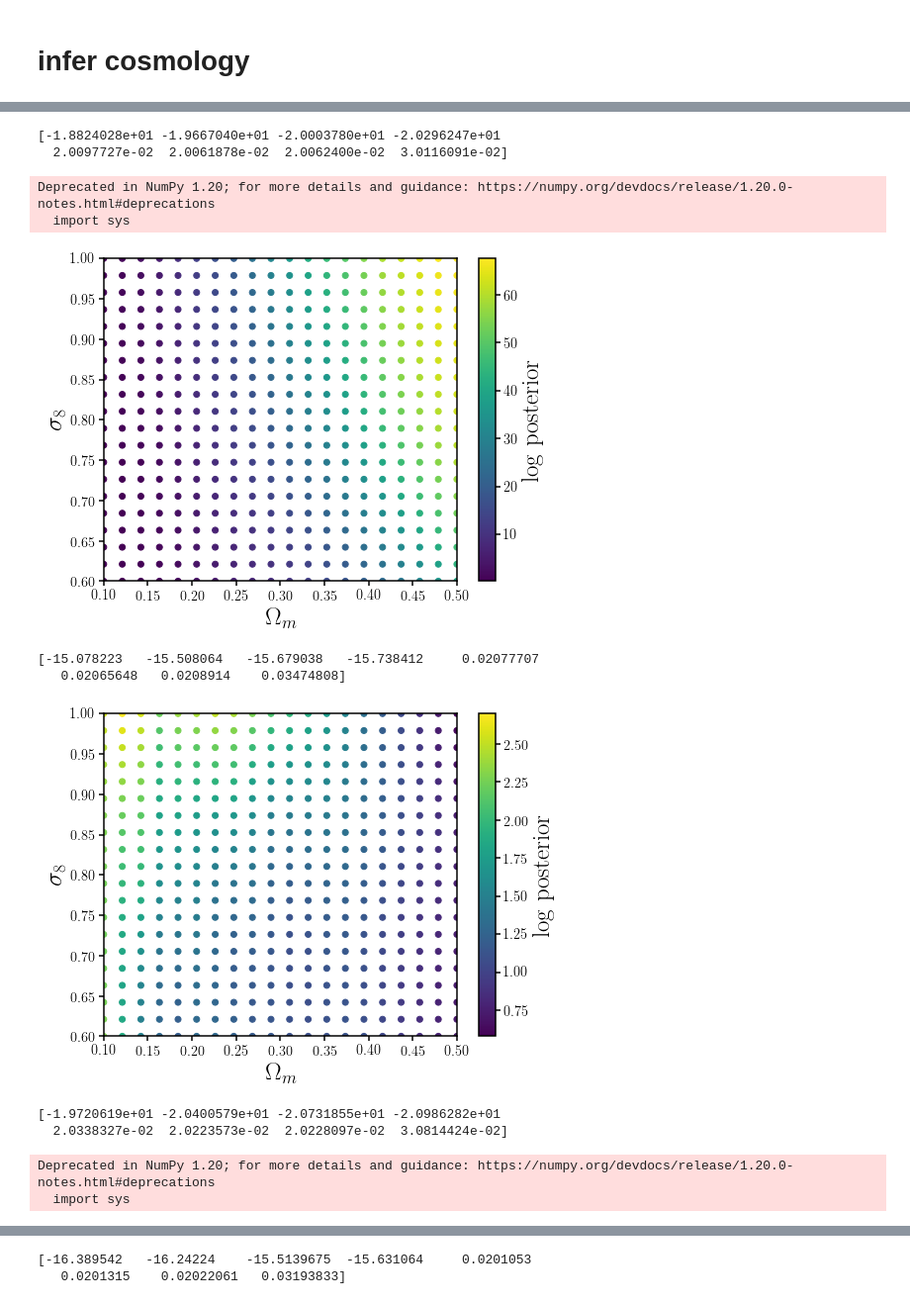
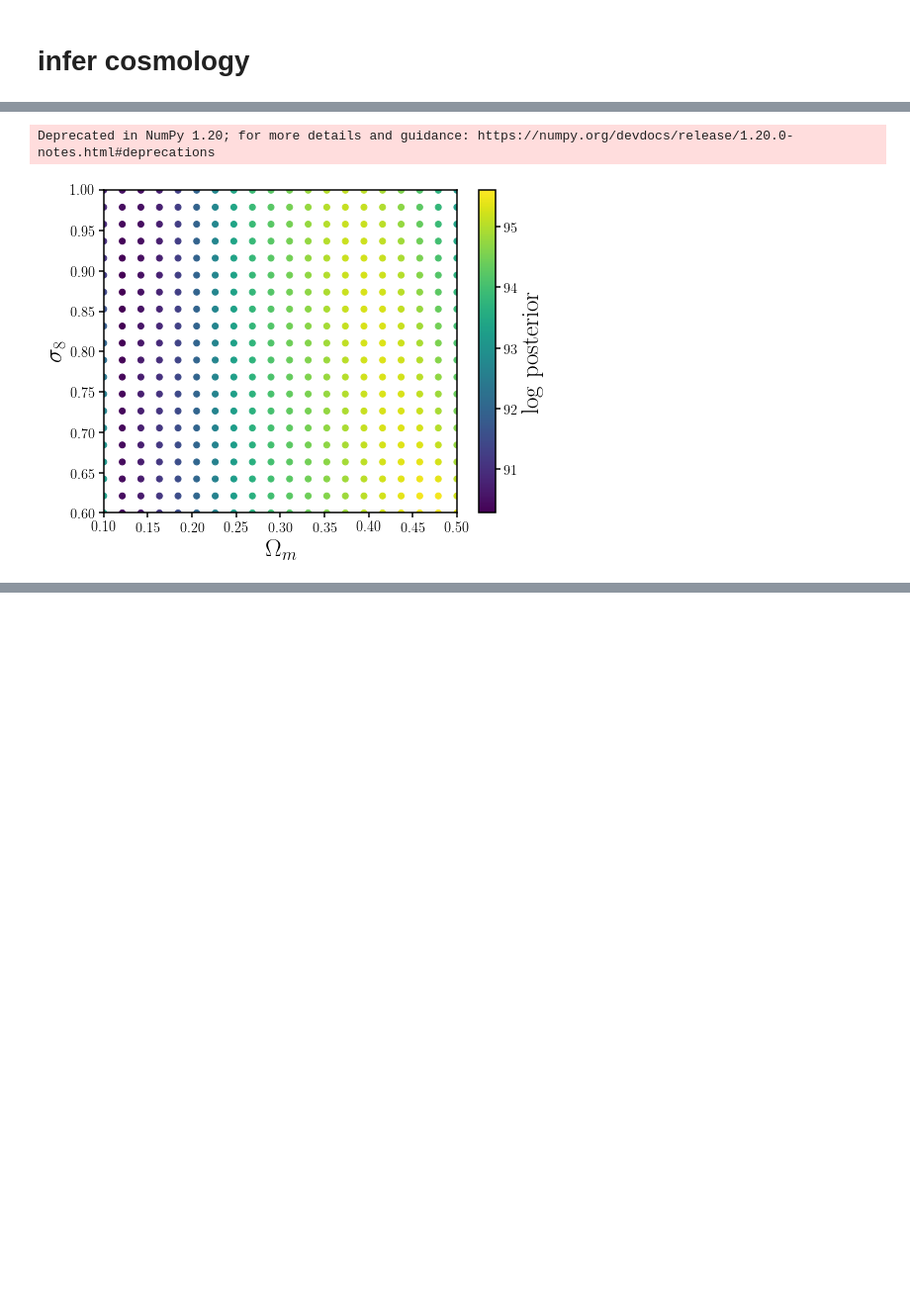
Before and after one commit to changhoonhahn/goleta, a Jupyter notebook: nb/cosmo_infer.ipynb, the cells around one changed output, grey strips where cells are left out. Shown at 99% size. Cells and saved outputs as stored; diff of their text form; code cells hidden in the pictures; blank space fills up the shorter version.

```diff
--- a/nb/cosmo_infer.ipynb
+++ b/nb/cosmo_infer.ipynb
@@ -37,2 +46,0 @@ qphi_thetag_thetacosmo = torch.load(os.path.join(dat_dir, 'qphi.thetag_thetacosm
-# %%
-qphi_thetag_thetacosmo.set_default_x([0.3, 0.8, 1., 1., 1., 1.])
@@ -53,0 +54,7 @@ np.sum(cuts)
+# %%
+colors_nsa = np.array([absmag_nsa[:,0] - absmag_nsa[:,1],
+                         absmag_nsa[:,0] - absmag_nsa[:,2],
+                         absmag_nsa[:,0] - absmag_nsa[:,3],
+                         absmag_nsa[:,1] - absmag_nsa[:,2],
+                         absmag_nsa[:,1] - absmag_nsa[:,3],
+                         absmag_nsa[:,2] - absmag_nsa[:,3]]).T
@@ -66,41 +109,33 @@ def log_posterior_i(post_i, theta):
+# %%
+thetag_primes = []
+for igal in range(10):
+    _X = np.concatenate([absmag_nsa[cuts][igal], ivar_absmag_nsa[cuts][igal]**-0.5])
+    thetag_prime = qphi_thetag_X.sample((10000,),
+                                    x=torch.as_tensor(_X.astype(np.float32)).to(device),
+                                    show_progress_bars=True)
+    thetag_primes.append(np.array(thetag_prime.cpu()))
+thetag_primes = np.array(thetag_primes)
 # %%
-for igal in range(10):
-    _X = np.concatenate([absmag_nsa[cuts][igal], ivar_absmag_nsa[cuts][igal]**-0.5])
-    print(_X)
+Oms = []
+s8s = []
+logposts = []
+for om in np.linspace(0.1, 0.5, 20):
+    for s8 in np.linspace(0.6, 1., 20):
+        Oms.append(om)
+        s8s.append(s8)
+        _logpost = log_posterior([om, s8, 1., 1., 1., 1.], thetag_primes)
+        logposts.append(_logpost)
 
-    thetag_prime = qphi_thetag_X.sample((10000,),
-                                    x=torch.as_tensor(_X.astype(np.float32)).to(device),
-                                    show_progress_bars=True)
-
-    Oms = []
-    s8s = []
-    logposts = []
-    for om in np.linspace(0.1, 0.5, 20):
-        for s8 in np.linspace(0.6, 1., 20):
-            Oms.append(om)
-            s8s.append(s8)
-            logposts.append(log_posterior_i(thetag_prime, [om, s8, 1., 1., 1., 1.]))
-
-    fig = plt.figure(figsize=(8,6))
-    sub = fig.add_subplot(111)
-    scat = sub.scatter(np.array(Oms), np.array(s8s), c=np.exp(np.array(logposts)))
-    sub.set_xlabel('$\Omega_m$', fontsize=25)
-    sub.set_xlim(0.1, 0.5)
-    sub.set_ylabel('$\sigma_8$', fontsize=25)
-    sub.set_ylim(0.6, 1.)
-    cb = plt.colorbar(scat)
-    cb.set_label('log posterior', fontsize=25)
-    plt.show()
+fig = plt.figure(figsize=(8,6))
+sub = fig.add_subplot(111)
+scat = sub.scatter(np.array(Oms), np.array(s8s), c=np.array(logposts))
+sub.set_xlabel('$\Omega_m$', fontsize=25)
+sub.set_xlim(0.1, 0.5)
+sub.set_ylabel('$\sigma_8$', fontsize=25)
+sub.set_ylim(0.6, 1.)
+cb = plt.colorbar(scat)
+cb.set_label('log posterior', fontsize=25)
+plt.show()
 # %% [output]
-[-1.8824028e+01 -1.9667040e+01 -2.0003780e+01 -2.0296247e+01
-  2.0097727e-02  2.0061878e-02  2.0062400e-02  3.0116091e-02]
+Deprecated in NumPy 1.20; for more details and guidance: https://numpy.org/devdocs/release/1.20.0-notes.html#deprecations
-Deprecated in NumPy 1.20; for more details and guidance: https://numpy.org/devdocs/release/1.20.0-notes.html#deprecations
-  import sys
-[figure, old version]
+[figure, new version]
-[-15.078223   -15.508064   -15.679038   -15.738412     0.02077707
-   0.02065648   0.0208914    0.03474808]
-[figure, removed]
-[-1.9720619e+01 -2.0400579e+01 -2.0731855e+01 -2.0986282e+01
-  2.0338327e-02  2.0223573e-02  2.0228097e-02  3.0814424e-02]
-Deprecated in NumPy 1.20; for more details and guidance: https://numpy.org/devdocs/release/1.20.0-notes.html#deprecations
-  import sys
@@ -108,2 +141,0 @@ Deprecated in NumPy 1.20; for more details and guidance: https://numpy.org/devdo
-[-16.389542   -16.24224    -15.5139675  -15.631064     0.0201053
-   0.0201315    0.02022061   0.03193833]
```
Also changed, not shown: parts of 18 cells of this notebook.
